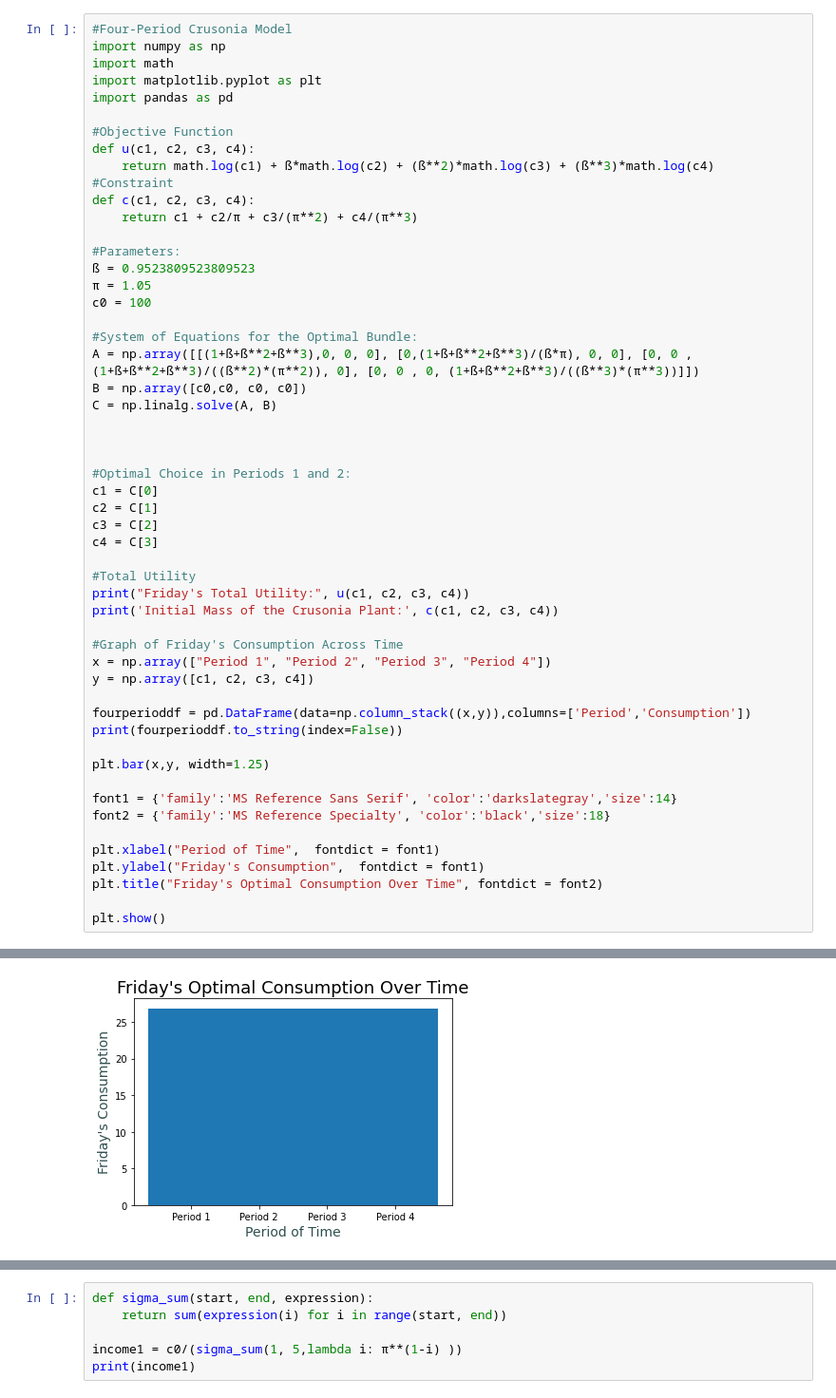
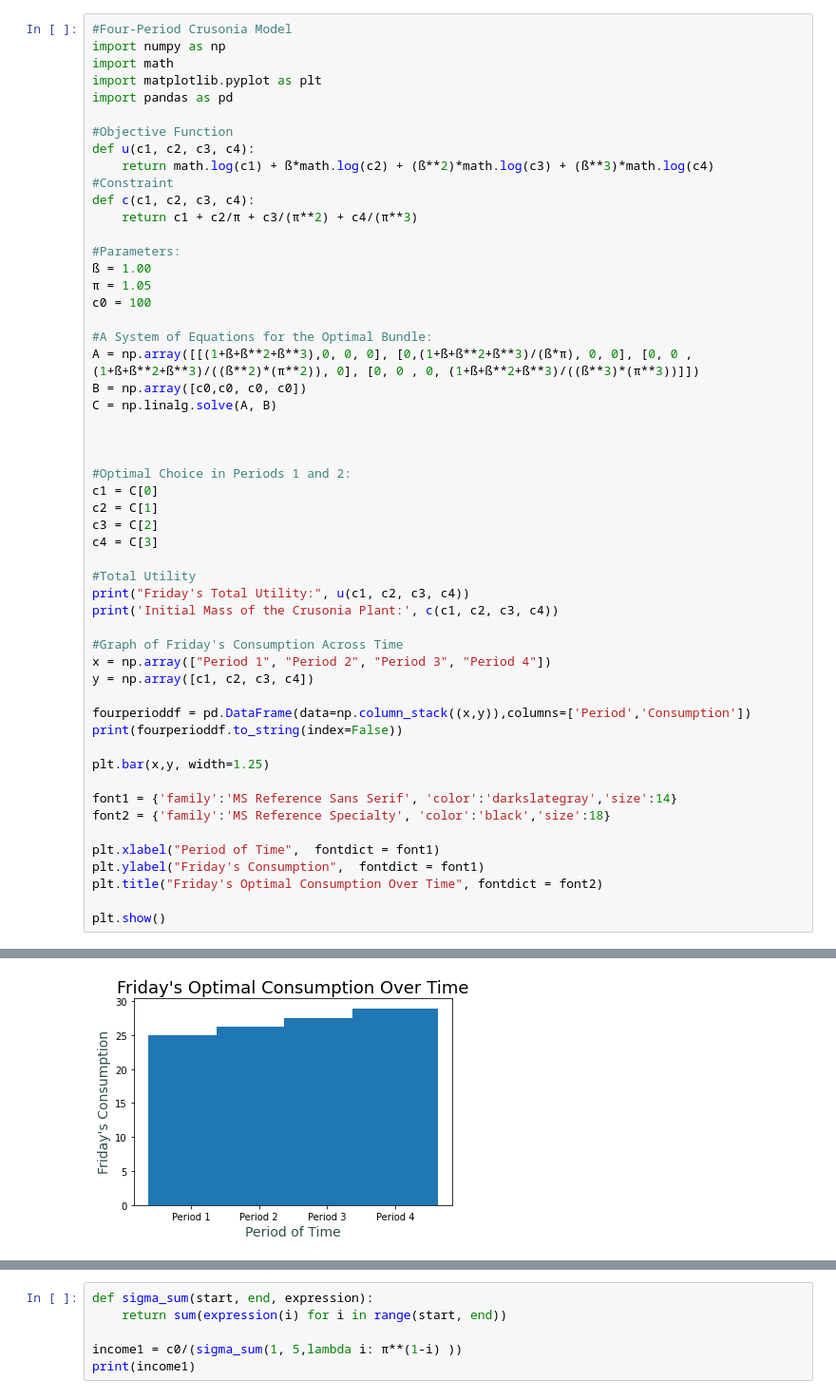
Before and after one commit to hsearles/CrusoniaPlantModels, a Jupyter notebook: FourPeriodCrusonia.ipynb, the cells around one changed output, grey strips where cells are left out. Shown at 95% size. Saved outputs shown, nothing was run; the diff lists cells and outputs as text.

```diff
--- a/FourPeriodCrusonia.ipynb
+++ b/FourPeriodCrusonia.ipynb
@@ -13,11 +13,11 @@ def c(c1, c2, c3, c4):
     return c1 + c2/π + c3/(π**2) + c4/(π**3)
 
 #Parameters:
-ß = 0.9523809523809523
+ß = 1.00
 π = 1.05
 c0 = 100
 
-#System of Equations for the Optimal Bundle:
+#A System of Equations for the Optimal Bundle:
 A = np.array([[(1+ß+ß**2+ß**3),0, 0, 0], [0,(1+ß+ß**2+ß**3)/(ß*π), 0, 0], [0, 0 , (1+ß+ß**2+ß**3)/((ß**2)*(π**2)), 0], [0, 0 , 0, (1+ß+ß**2+ß**3)/((ß**3)*(π**3))]])
 B = np.array([c0,c0, c0, c0])
 C = np.linalg.solve(A, B)
@@ -62,4 +62,4 @@ Period 4 26.858269771758355
-[figure, old version]
+[figure, new version]
 # %%
 sum(y)
 # %% [output]
```
Also changed, not shown: parts of 28 cells of this notebook, 1 other file.
